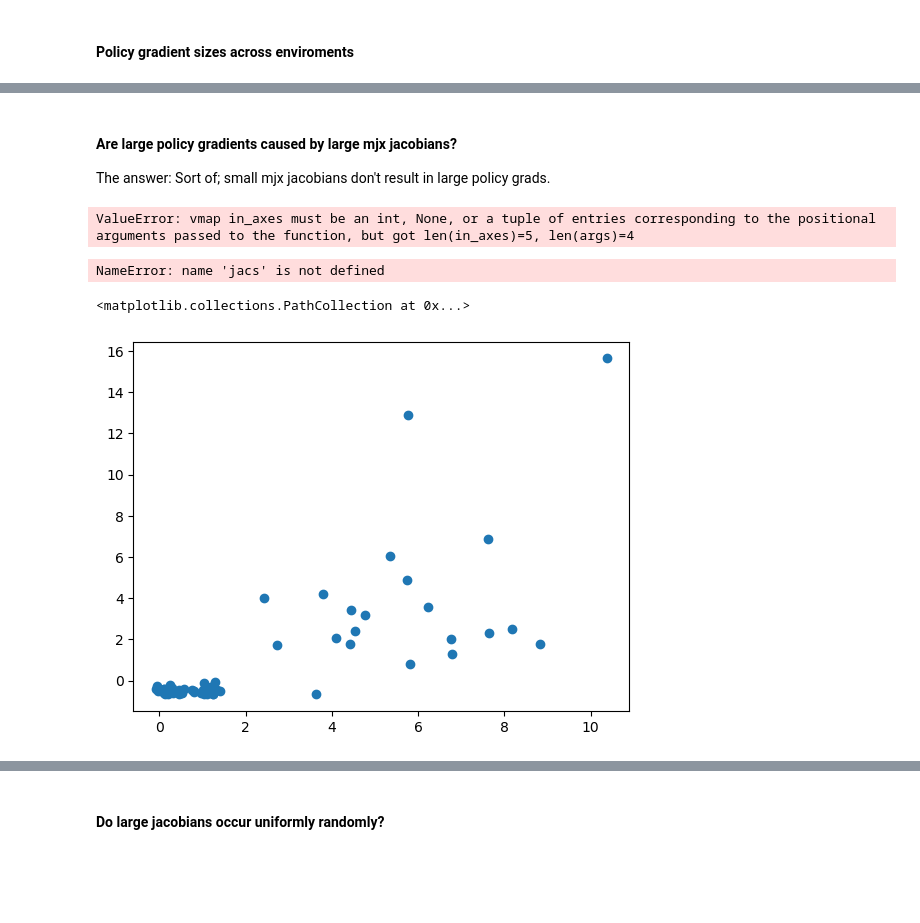
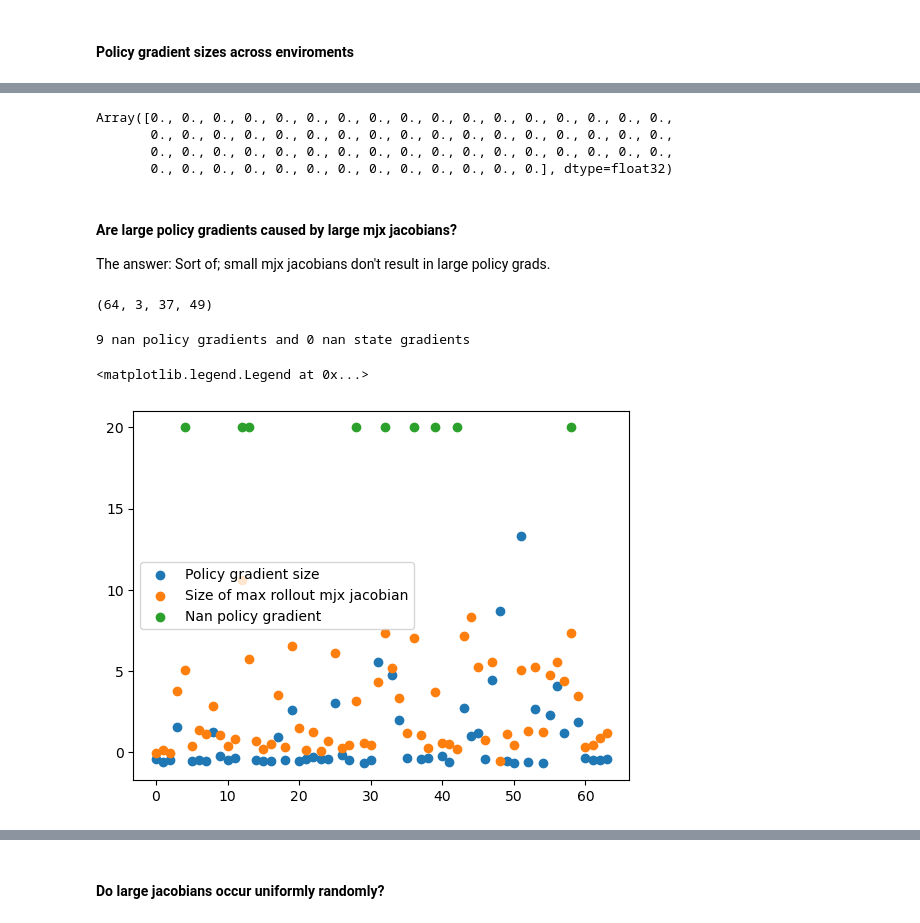
Before and after one commit to Andrew-Luo1/jax_shac, a Jupyter notebook: anymal.ipynb, the cells around one changed output, grey strips where cells are left out. Saved outputs shown, nothing was run; the diff lists cells and outputs as text; code cells hidden in the pictures; blank space fills up the shorter version.

```diff
--- a/anymal.ipynb
+++ b/anymal.ipynb
@@ -30,9 +49,10 @@ num_grad_checks = None
 save_all_policy_gradients = True
 
 # Training Parameters
-num_epochs = 500
+unroll_length = 8 # Somewhat learns at 1. Doesn't at 8. Blows up at 16.
+
+num_epochs = int(500 * (32 / unroll_length))
 num_evals = num_epochs + 1
-unroll_length = 3 # Somewhat learns at 1. Doesn't at 8. Blows up at 16.
 num_envs = 64
 
 num_timesteps = (num_envs*unroll_length)*num_epochs
@@ -47,7 +67,7 @@ polgrad_thresh = 1e6
 
 # Environment Parameters
 env_kwargs = {
-    "s_afilt_buf" : 1,
+    "s_afilt_buf" : 1, # Doesn't do anything.
     "train_standing" : False,
     "termination_height" : 0.15,
     "phys_step" : 10,
@@ -82,12 +102,12 @@ kwargs = dict(
   tbx_experiment_name="obs_hist_unroll8", reward_scaling=1,
   num_eval_envs = 64, num_envs=num_envs,
   unroll_length=unroll_length, critic_batch_size=critic_batch_size,
-  critic_epochs = 16,target_critic_alpha = 0.2,
+  critic_epochs = 16,target_critic_alpha = 0.995,
   discounting = 0.99, lambda_ = 0.95,
   normalize_observations=True,
   episode_length=episode_length,
   network_factory = make_networks_factory,
-  seed=0, entropy_cost = 1e-3,
+  seed=0, entropy_cost = 1e-6,
   resample_init=True,
   scramble_initial_times=True,
   num_grad_checks=num_grad_checks,
@@ -256,0 +233,10 @@ Array(nan, dtype=float32)
+# %%
+# Repeat the offending unroll
+from jax_shac.utils.trainer_utils import norm
+
+# Collect a long rollout
+it = 0
+algo_state = trainer.load_checkpoint(it)
+ts = algo_state['training_state']
+state = algo_state['env_state']
+key = algo_state['unroll_keys']
@@ -257,50 +263,66 @@ Array(nan, dtype=float32)
+# %%
+keys = state.info['reward_tuple'].keys()
+
+def f(c, x):
+    return c, x
+
+jax.lax.scan(f, (None,), keys)
+# %% [output]
+Array([0., 0., 0., 0., 0., 0., 0., 0., 0., 0., 0., 0., 0., 0., 0., 0., 0.,
+       0., 0., 0., 0., 0., 0., 0., 0., 0., 0., 0., 0., 0., 0., 0., 0., 0.,
+       0., 0., 0., 0., 0., 0., 0., 0., 0., 0., 0., 0., 0., 0., 0., 0., 0.,
+       0., 0., 0., 0., 0., 0., 0., 0., 0., 0., 0., 0., 0.], dtype=float32)
 # %% [markdown]
 #### Are large policy gradients caused by large mjx jacobians?
 
 The answer: Sort of; small mjx jacobians don't result in large policy grads.
 # %%
 # Repeat the offending unroll
+from jax_shac.utils.trainer_utils import norm
+
+# Collect a long rollout
 it = 1
 algo_state = trainer.load_checkpoint(it)
 ts = algo_state['training_state']
 state = algo_state['env_state']
 key = algo_state['unroll_keys']
-
-jacs, nstates, extras = trainer.jac_rollout(ts.policy_params, ts.normalizer_params,
-                           state, key, unroll_length=32)
-actions = extras["action"]
-print(jacs.shape)
-# %% [output]
-ValueError: vmap in_axes must be an int, None, or a tuple of entries corresponding to the positional arguments passed to the function, but got len(in_axes)=5, len(args)=4
+# %%
+
+long_jacs, states, state_h, extras = trainer.jac_rollout(ts.policy_params,
+                                                 ts.normalizer_params,
+                                                 state, key, 3)
+
+actions = extras["action"]
+
+print(long_jacs.shape)
+# %% [output]
+(64, 3, 37, 49)
 # %%
-jac_norms = norm(jacs, axes=(2, 3))
+jac_norms = norm(long_jacs, axes=(2, 3))
 max_norm_per_env = jp.max(jac_norms, axis=1)
 
 # Normalize both.
 # assert len(pg_size_per_env.shape) == 1
 # assert len(max_norm_per_env.shape) == 1
 
 # n_pg_size_per_env = pg_size_per_env / jp.linalg.norm(pg_size_per_env)
 # n_max_norm_per_env = max_norm_per_env / jp.linalg.norm(max_norm_per_env)
 
 # plt.plot(n_pg_size_per_env, label="Policy gradient size")
 print("{} nan policy gradients and {} nan state gradients".format(
     jp.sum(jp.isnan(pg_size_per_env)),
     jp.sum(jp.isnan(max_norm_per_env))
 ))
 
 # Also plot the nans
 nan_inds = jp.argwhere(jp.isnan(pg_size_per_env))
 nan_y = jp.ones(len(nan_inds)) * 20 # Just for visualization
 plt.scatter(x_axis, jp.log10(pg_size_per_env) , label="Policy gradient size")
 plt.scatter(x_axis, jp.log10(max_norm_per_env), label="Size of max rollout mjx jacobian")
 plt.scatter(nan_inds, nan_y, label="Nan policy gradient")
 
 plt.legend()
 # %% [output]
-NameError: name 'jacs' is not defined
+9 nan policy gradients and 0 nan state gradients
+<matplotlib.legend.Legend at 0x...>
+[figure, added]
-# %%
-plt.scatter(jp.log10(max_norm_per_env), jp.log10(pg_size_per_env))
-# %% [output]
-<matplotlib.collections.PathCollection at 0x...>
-[figure, removed]
```
Also changed, not shown: parts of 21 cells of this notebook, 3 other files.
